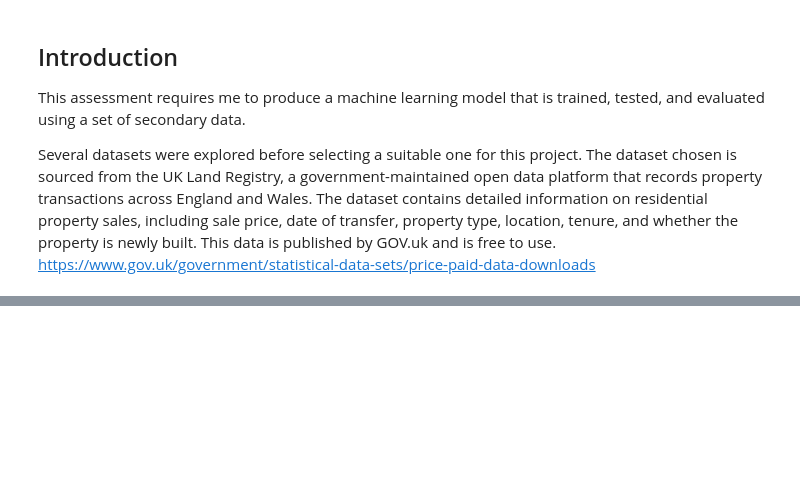
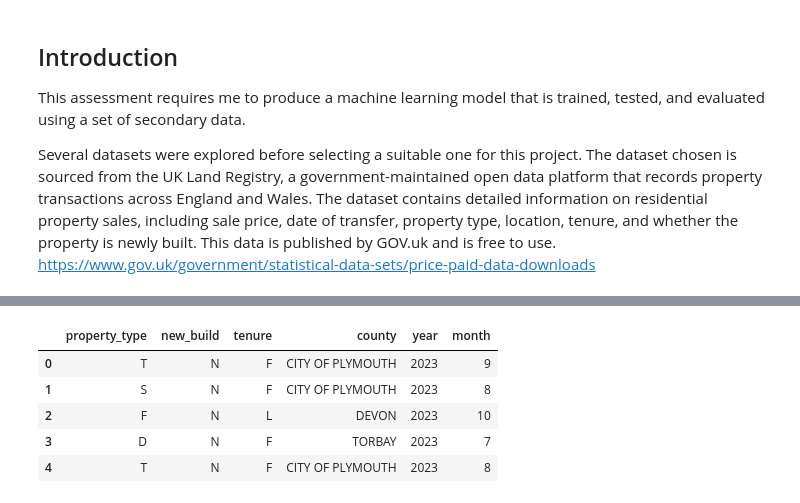
Before and after one commit to ArefeenSalim/COM6033_Assignment_1, a Jupyter notebook: notebook/Software_Artefact.ipynb, the cells around one changed output, grey strips where cells are left out. Cells and saved outputs as stored; diff of their text form; code cells hidden in the pictures; blank space fills up the shorter version.

```diff
--- a/notebook/Software_Artefact.ipynb
+++ b/notebook/Software_Artefact.ipynb
@@ -135,7 +142,0 @@ df["date_of_transfer"] = pd.to_datetime(df["date_of_transfer"], errors="coerce")
-# %%
-df = df.drop(columns=[
-    "transaction_id",  # unique identifier
-    "postcode",        # too granular, high cardinality
-    "paon"             # address-specific
-])
-# Removes identifiers and highly granular address fields that do not contribute meaningfully to price prediction.
@@ -195,0 +143,4 @@ print(df.columns.tolist())
+# %%
+# Drops rows with missing key fields required for modelling.
+df = df.dropna(subset=["price", "date_of_transfer", "property_type", "new_build", "tenure", "county"])
+df.isnull().sum()
@@ -195,0 +163,14 @@ print(df.columns.tolist())
+# %%
+# Removes identifiers and address fields that do not contribute meaningfully to prediction.
+df = df.drop(columns=[
+    "transaction_id",
+    "postcode",
+    "paon",
+    "saon",
+    "street",
+    "locality",
+    "town_city",
+    "district"
+], errors="ignore")
+
+df.columns.tolist()
@@ -195,0 +190,9 @@ print(df.columns.tolist())
+# %%
+# Extracts year and month to capture market trends over time.
+df["year"] = df["date_of_transfer"].dt.year
+df["month"] = df["date_of_transfer"].dt.month
+
+# Drops original date column after extracting features.
+df = df.drop(columns=["date_of_transfer"])
+
+df[["year", "month"]].head()
@@ -195,0 +206,14 @@ print(df.columns.tolist())
+# %%
+# Defines the input features the web app will collect and the target variable.
+feature_cols = ["property_type", "new_build", "tenure", "county", "year", "month"]
+X = df[feature_cols].copy()
+y = df["log_price"].copy()
+
+X.head()
+# %% [output]
+|  | property_type | new_build | tenure | county | year | month |
+| 0 | T | N | F | CITY OF PLYMOUTH | 2023 | 9 |
+| 1 | S | N | F | CITY OF PLYMOUTH | 2023 | 8 |
+| 2 | F | N | L | DEVON | 2023 | 10 |
+| 3 | D | N | F | TORBAY | 2023 | 7 |
+| 4 | T | N | F | CITY OF PLYMOUTH | 2023 | 8 |
```
Also changed, not shown: parts of 36 cells of this notebook.
